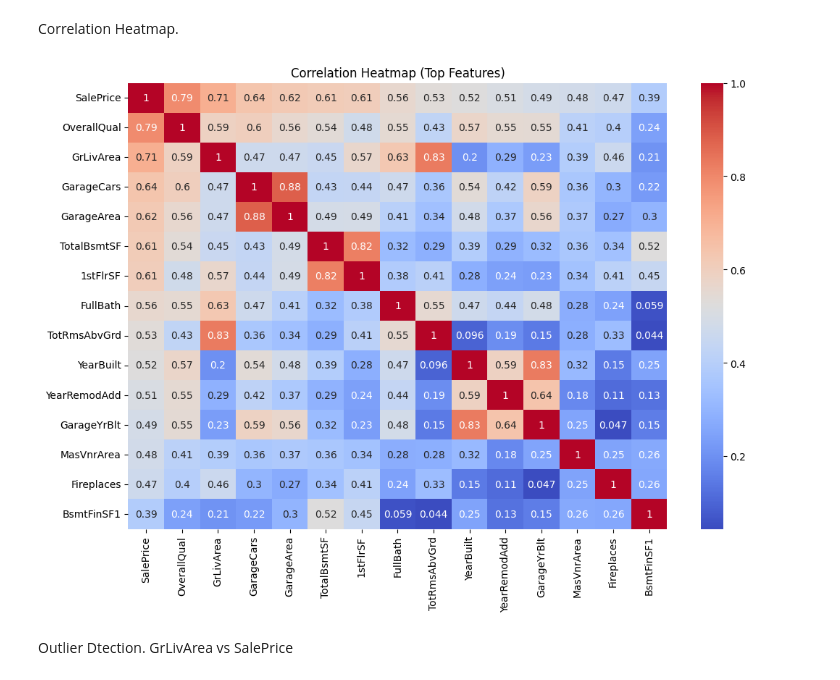
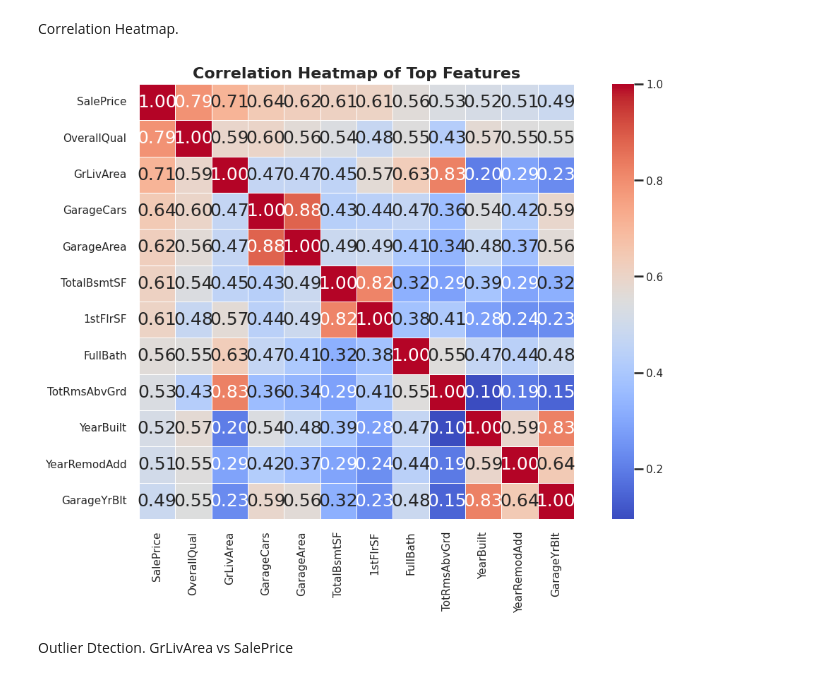
Before and after one commit to puppalasai-24/MSc_Data_Science_Project, a Jupyter notebook: DS_Project_PVSK.ipynb, the cells around one changed output. Cells and saved outputs as stored; diff of their text form; code cells hidden in the pictures.

```diff
--- a/DS_Project_PVSK.ipynb
+++ b/DS_Project_PVSK.ipynb
@@ -237,0 +282,17 @@ for col in top_num_features:
+# %%
+corr_matrix = train_df.corr(numeric_only=True)
+saleprice_corr = corr_matrix["SalePrice"].sort_values(ascending=False)
+
+top_corr = saleprice_corr[1:11]  # excluding SalePrice itself
+
+plt.figure(figsize=(8, 4))
+sns.barplot(x=top_corr.values, y=top_corr.index, palette="Blues_r")
+
+plt.title("Top 10 Numerical Features Correlated with SalePrice")
+plt.xlabel("Correlation Coefficient")
+plt.ylabel("Features")
+
+for i, v in enumerate(top_corr.values):
+    plt.text(v + 0.01, i, f"{v:.2f}", va="center")
+
+plt.show()
@@ -295,15 +361,22 @@ Highly skewed numerical features will be log-transformed during feature engineer
 # %% [markdown]
 Correlation Heatmap.
 # %%
-top_corr_features = corr[:15].index
+top_features = saleprice_corr.index[:12]
 
-plt.figure(figsize=(12,8))
-sns.heatmap(train_df[top_corr_features].corr(),
-            annot=True, cmap='coolwarm')
-plt.title("Correlation Heatmap (Top Features)")
+plt.figure(figsize=(14, 8))
+sns.heatmap(
+    train_df[top_features].corr(),
+    annot=True,
+    fmt=".2f",
+    cmap="coolwarm",
+    linewidths=0.5,
+    square=True
+)
+
+plt.title("Correlation Heatmap of Top Features")
 plt.show()
 # %% [output]
-[figure, old version]
+[figure, new version]
 # %% [markdown]
 Outlier Dtection.
 GrLivArea vs SalePrice
```
Also changed, not shown: parts of 47 cells of this notebook.
